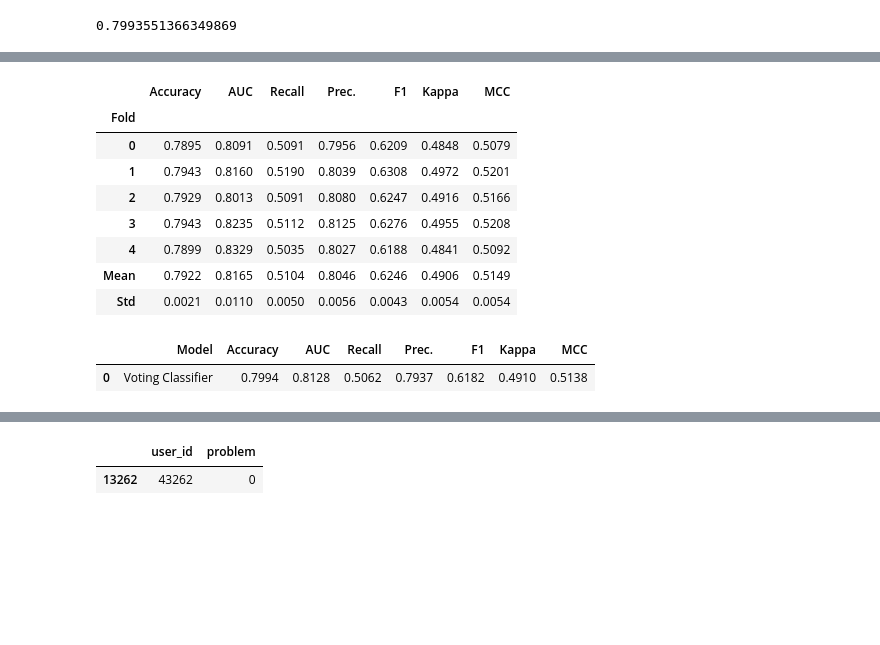
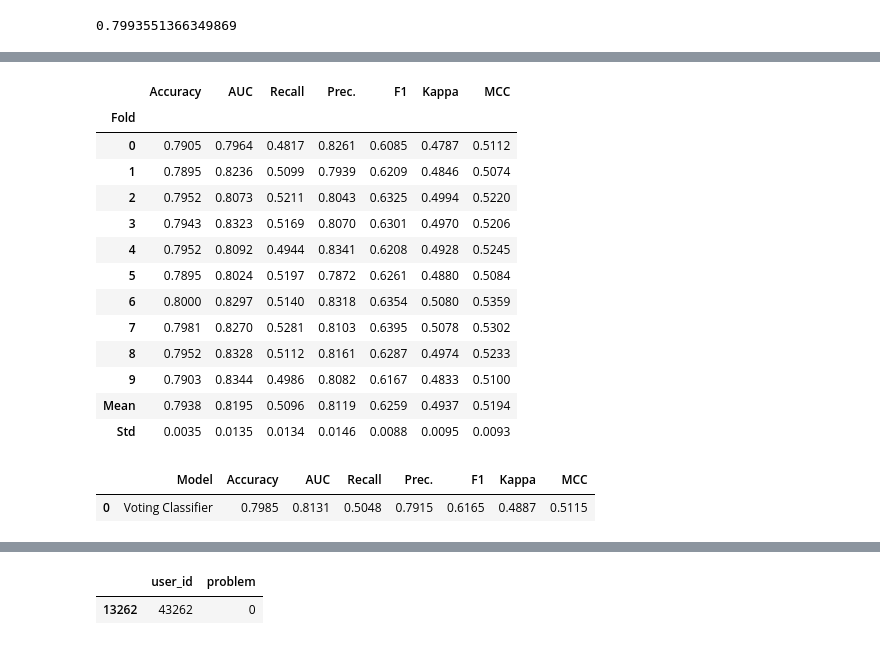
Before and after one commit to LEEHM97/machine-learning-exercises, a Jupyter notebook: 10.DAYCON대회_사용자불편예지/model_corr_case2.ipynb, the cells around one changed output, grey strips where cells are left out. Drawn from its saved outputs; the diff is of its cells as text; code cells hidden in the pictures; blank space fills up the shorter version.

```diff
--- a/10.DAYCON대회_사용자불편예지/model_corr_case2.ipynb
+++ b/10.DAYCON대회_사용자불편예지/model_corr_case2.ipynb
@@ -269,20 +269,25 @@ best_3 = compare_models(sort = 'AUC', n_select = 3)
 # %%
-blended = blend_models(estimator_list = best_3, fold = 5, method = 'soft')
+blended = blend_models(estimator_list = best_3, optimize='AUC', method = 'soft')
 # %% [output]
 |  | Accuracy | AUC | Recall | Prec. | F1 | Kappa | MCC |
 | Fold |  |  |  |  |  |  |  |
-| 0 | 0.7895 | 0.8091 | 0.5091 | 0.7956 | 0.6209 | 0.4848 | 0.5079 |
-| 1 | 0.7943 | 0.8160 | 0.5190 | 0.8039 | 0.6308 | 0.4972 | 0.5201 |
-| 2 | 0.7929 | 0.8013 | 0.5091 | 0.8080 | 0.6247 | 0.4916 | 0.5166 |
-| 3 | 0.7943 | 0.8235 | 0.5112 | 0.8125 | 0.6276 | 0.4955 | 0.5208 |
-| 4 | 0.7899 | 0.8329 | 0.5035 | 0.8027 | 0.6188 | 0.4841 | 0.5092 |
-| Mean | 0.7922 | 0.8165 | 0.5104 | 0.8046 | 0.6246 | 0.4906 | 0.5149 |
-| Std | 0.0021 | 0.0110 | 0.0050 | 0.0056 | 0.0043 | 0.0054 | 0.0054 |
+| 0 | 0.7905 | 0.7964 | 0.4817 | 0.8261 | 0.6085 | 0.4787 | 0.5112 |
+| 1 | 0.7895 | 0.8236 | 0.5099 | 0.7939 | 0.6209 | 0.4846 | 0.5074 |
+| 2 | 0.7952 | 0.8073 | 0.5211 | 0.8043 | 0.6325 | 0.4994 | 0.5220 |
+| 3 | 0.7943 | 0.8323 | 0.5169 | 0.8070 | 0.6301 | 0.4970 | 0.5206 |
+| 4 | 0.7952 | 0.8092 | 0.4944 | 0.8341 | 0.6208 | 0.4928 | 0.5245 |
+| 5 | 0.7895 | 0.8024 | 0.5197 | 0.7872 | 0.6261 | 0.4880 | 0.5084 |
+| 6 | 0.8000 | 0.8297 | 0.5140 | 0.8318 | 0.6354 | 0.5080 | 0.5359 |
+| 7 | 0.7981 | 0.8270 | 0.5281 | 0.8103 | 0.6395 | 0.5078 | 0.5302 |
+| 8 | 0.7952 | 0.8328 | 0.5112 | 0.8161 | 0.6287 | 0.4974 | 0.5233 |
+| 9 | 0.7903 | 0.8344 | 0.4986 | 0.8082 | 0.6167 | 0.4833 | 0.5100 |
+| Mean | 0.7938 | 0.8195 | 0.5096 | 0.8119 | 0.6259 | 0.4937 | 0.5194 |
+| Std | 0.0035 | 0.0135 | 0.0134 | 0.0146 | 0.0088 | 0.0095 | 0.0093 |
 # %%
 pred_holdout = predict_model(blended)
 # %% [output]
 |  | Model | Accuracy | AUC | Recall | Prec. | F1 | Kappa | MCC |
-| 0 | Voting Classifier | 0.7994 | 0.8128 | 0.5062 | 0.7937 | 0.6182 | 0.4910 | 0.5138 |
+| 0 | Voting Classifier | 0.7985 | 0.8131 | 0.5048 | 0.7915 | 0.6165 | 0.4887 | 0.5115 |
 # %%
 final_model = finalize_model(blended)
 # %%
```
Also changed, not shown: parts of 12 cells of this notebook.
